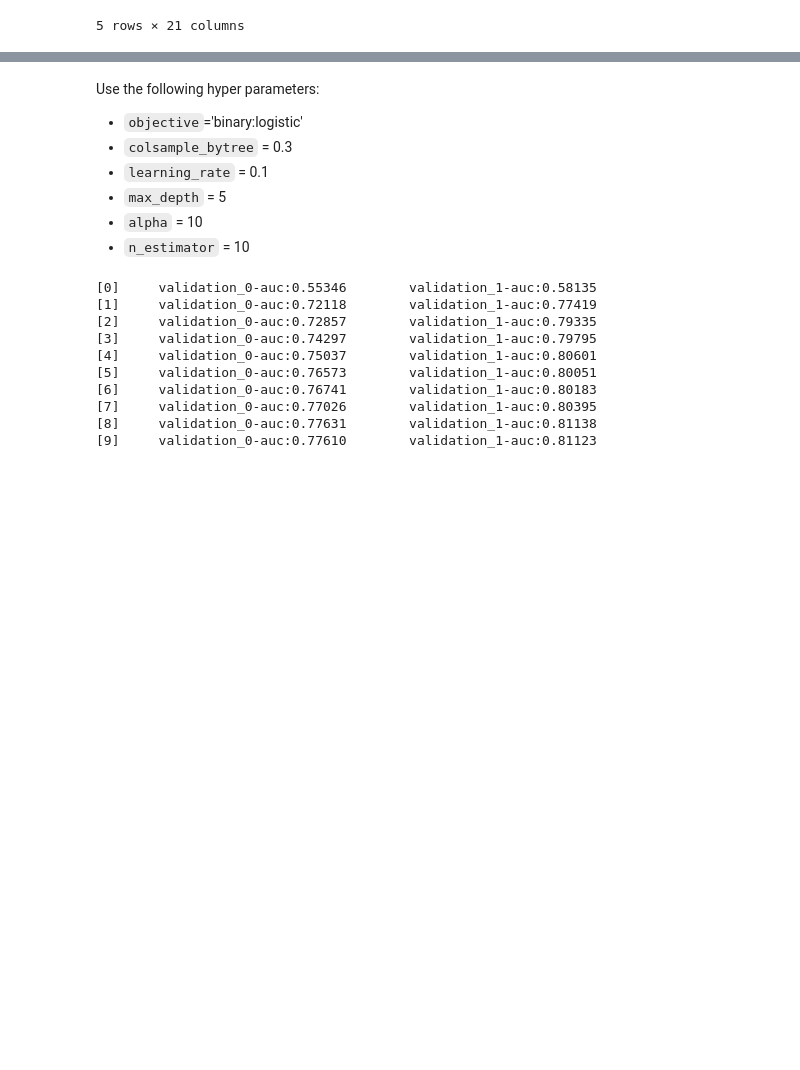
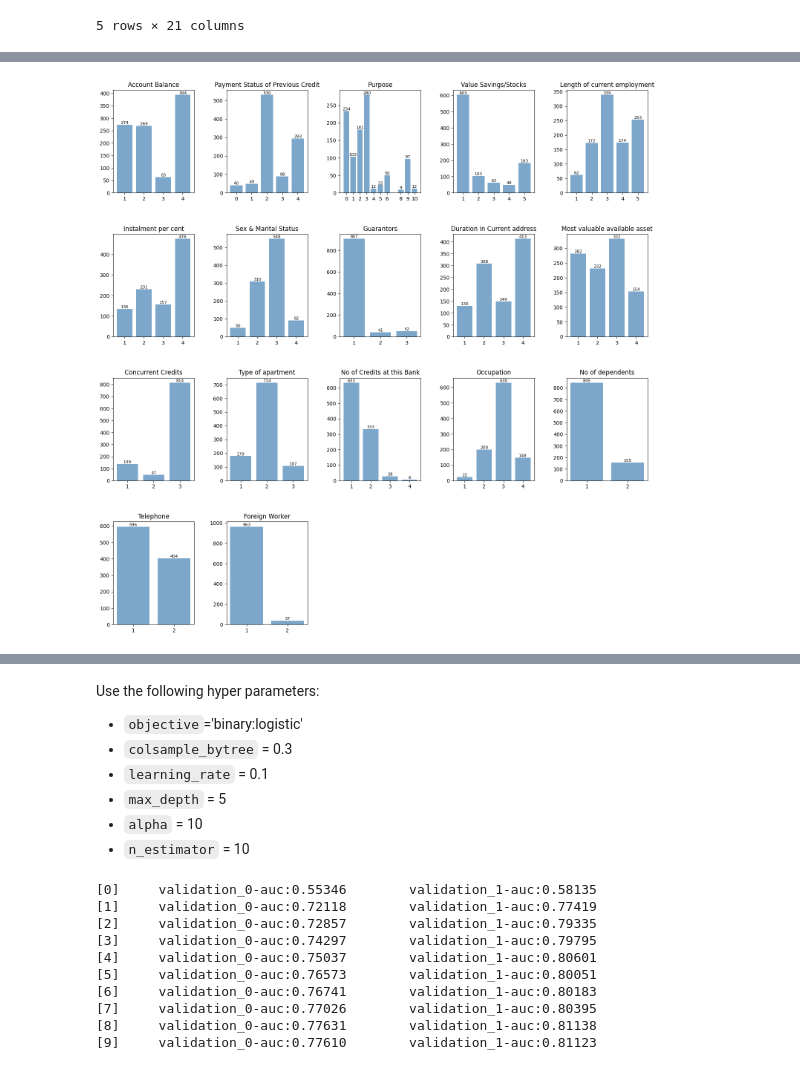
Before and after one commit to southnorthist/kaggle_analysis, a Jupyter notebook: Projects/creditability-classification/german_credit_classification.ipynb, the cells around one changed output, grey strips where cells are left out. Drawn from its saved outputs; the diff is of its cells as text; code cells hidden in the pictures; blank space fills up the shorter version.

```diff
--- a/Projects/creditability-classification/german_credit_classification.ipynb
+++ b/Projects/creditability-classification/german_credit_classification.ipynb
@@ -163,0 +193,4 @@ print(len(num_var) + len(nomi_var) + len(ordi_var))
+# %%
+prep.plot_all_freq(german_credit_ds_new, (18, 16), variables_new['categorical'], 4, 5, spacing=0.01, fmt="{:.0f}", fontsize=8)
+# %% [output]
+[figure, added]
```
Also changed, not shown: parts of 23 cells of this notebook, 4 other files.
